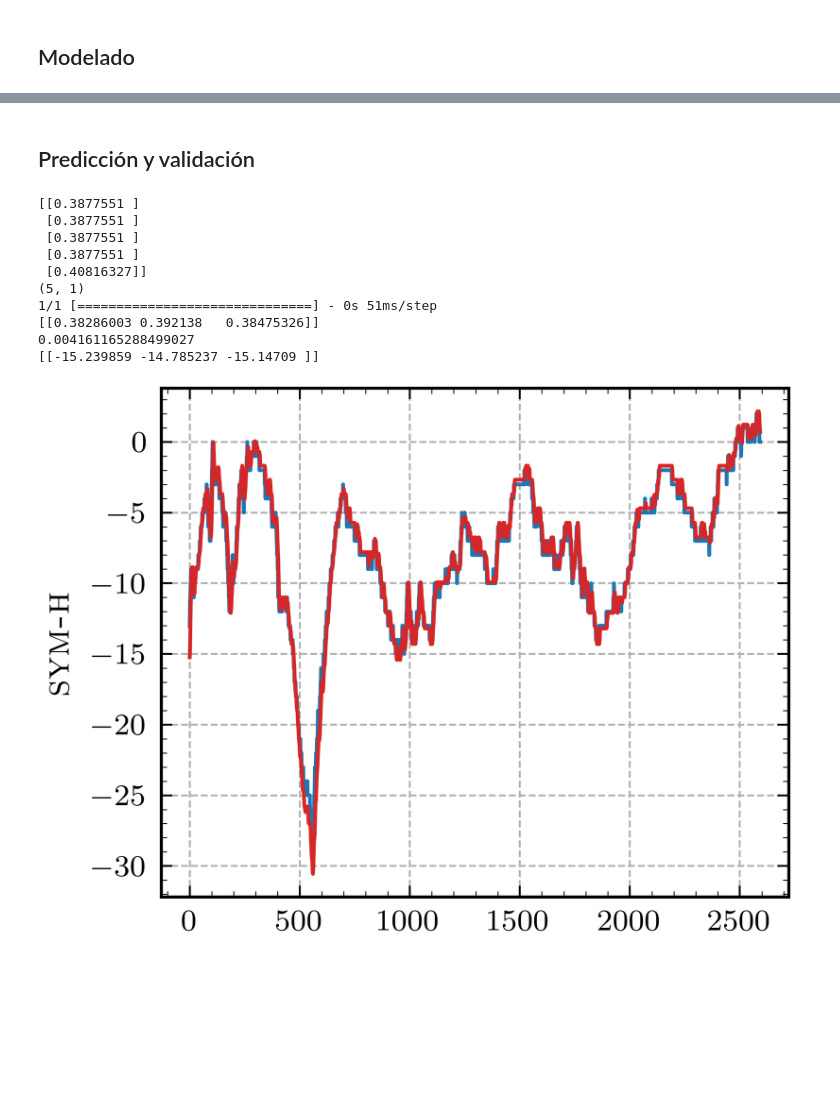
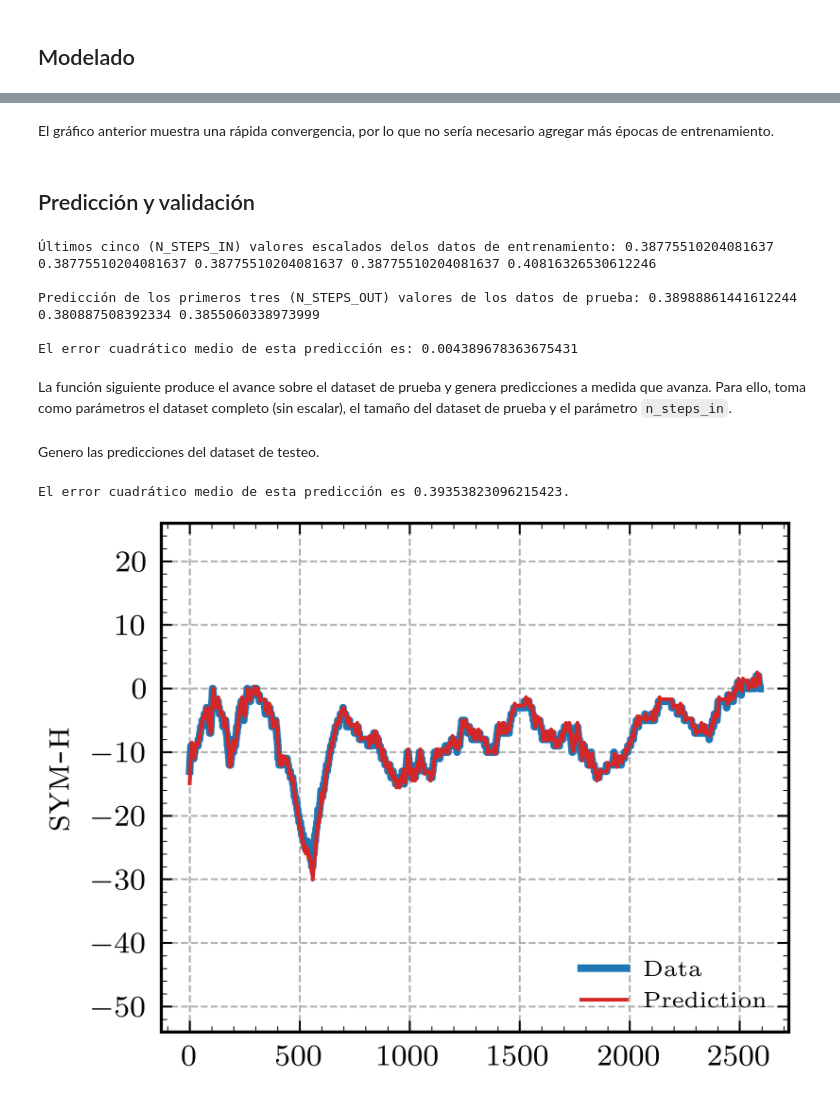
Before and after one commit to ffiza/aprendizaje-automatico-lamp, a Jupyter notebook: code/tp2.ipynb, the cells around one changed output, grey strips where cells are left out. Cells and saved outputs as stored; diff of their text form; code cells hidden in the pictures; blank space fills up the shorter version.

Commit message:
Update TP 2 and output figures.

```diff
--- a/code/tp2.ipynb
+++ b/code/tp2.ipynb
@@ -208,7 +225,7 @@ data_test_scaled = scaler.transform(data_test)
 def split_sequence(sequence: np.ndarray, n_steps_in: int,
                    n_steps_out: int) -> tuple[np.ndarray, np.ndarray]:
     """
-    Calculates the sliding windows for sequence.
+    Calculates the sliding windows for a given sequence.
 
     :param sequence: A sequence of data in which the sliding window will be
                      computed.
@@ -280,29 +296,42 @@ plt.show()
+# %% [markdown]
+El gráfico anterior muestra una rápida convergencia, por lo que no sería necesario agregar más épocas de entrenamiento.
 # %% [markdown]
 ## Predicción y validación
 # %%
-print(data_train_scaled[-N_STEPS_IN:])
-print(data_train_scaled[-N_STEPS_IN:].shape)
-y_hat1 = model.predict(data_train_scaled[-N_STEPS_IN:].reshape(1, -1))
-print(y_hat1)
-mse = mean_squared_error(y_hat1, data_test_scaled[0:N_STEPS_OUT].reshape(1, -1))
-print(mse)
-y_pred1 = scaler.inverse_transform(y_hat1)
-print(y_pred1)
+print('Últimos cinco (N_STEPS_IN) valores escalados de'
+      + 'los datos de entrenamiento: ', end='')
+for val in data_train_scaled[-N_STEPS_IN:].flatten():
+    print(f'{val} ', end='')
+
+y_hat1 = model.predict(data_train_scaled[-N_STEPS_IN:].reshape(1, -1),
+                       verbose=0)
+print('\n\nPredicción de los primeros tres (N_STEPS_OUT) '
+      + 'valores de los datos de prueba: ', end='')
+for val in y_hat1.flatten():
+    print(f'{val} ', end='')
+
+mse = mean_squared_error(
+    y_hat1, data_test_scaled[0:N_STEPS_OUT].reshape(1, -1))
+print(f'\n\nEl error cuadrático medio de esta predicción es: {mse}')
 # %% [output]
-[[0.3877551 ]
- [0.3877551 ]
- [0.3877551 ]
- [0.3877551 ]
- [0.40816327]]
-(5, 1)
-1/1 [==============================] - 0s 51ms/step
-[[0.38286003 0.392138   0.38475326]]
-0.004161165288499027
-[[-15.239859 -14.785237 -15.14709 ]]
+Últimos cinco (N_STEPS_IN) valores escalados delos datos de entrenamiento: 0.38775510204081637 0.38775510204081637 0.38775510204081637 0.38775510204081637 0.40816326530612246
+
+Predicción de los primeros tres (N_STEPS_OUT) valores de los datos de prueba: 0.38988861441612244 0.380887508392334 0.3855060338973999
+
+El error cuadrático medio de esta predicción es: 0.004389678363675431
+# %% [markdown]
+La función siguiente produce el avance sobre el dataset de prueba y genera predicciones a medida que avanza. Para ello, toma como parámetros el dataset completo (sin escalar), el tamaño del dataset de prueba y el parámetro `n_steps_in`.
 # %%
 def walk_forward(data: np.ndarray, n_test: int,
                  n_steps_in: int) -> np.ndarray:
-    # TODO: Properly document this function.
+    """
+    This method walks on the test dataset and generates the predictions.
+
+    :param data: The original (complete) dataset without scaling.
+    :param n_test: The size of the test dataset.
+    :param n_steps_in: The value of the input parameter of the sliding window.
+    :return: Returns an array with the predictions for the test dataset.
+    """
     y_hat = []
     n_train = len(data) - n_test
     data_scaled = scaler.transform(data.reshape(-1, 1))
@@ -313,33 +342,39 @@ def walk_forward(data: np.ndarray, n_test: int,
     y_hat = np.array(y_hat)
     y_pred = scaler.inverse_transform(y_hat.reshape(1, -1))
     return y_pred
+# %% [markdown]
+Genero las predicciones del dataset de testeo.
 # %%
 y_pred = walk_forward(df_reduced['SYM-H'].to_numpy(),
                      len(data_test_scaled), N_STEPS_IN)
+# %%
+mse = mean_squared_error(
+    y_pred, data_test.reshape(1, -1))
+print(f'El error cuadrático medio de esta predicción es {mse}.')
+# %% [output]
+El error cuadrático medio de esta predicción es 0.39353823096215423.
 # %%
 fig = plt.figure(facecolor='white')
 gs = fig.add_gridspec(ncols=1, nrows=1, hspace=0, wspace=0)
 ax = gs.subplots(sharex=True, sharey=True)
 
 ax.label_outer()
 ax.tick_params(which='both', direction="in")
 ax.set_axisbelow(True)
 ax.grid(True, linestyle='--', lw=.5)
 ax.minorticks_on()
-# ax.set_xlabel(r'\textsc{day}')
 ax.set_ylabel(r'\textsc{sym-h}')
-# ax.xaxis.set_major_formatter(mdates.DateFormatter('%d'))
-# ax.set_xlim(datetime.date(2013, 2, 1), datetime.date(2013, 2, 28))
-# ax.set_ylim(df_reduced['SYM-H'].min()-20, df['SYM-H'].max()+10)
+ax.set_ylim(df_reduced['SYM-H'].min()-20, df['SYM-H'].max()+10)
 
 # Plot data
 ax.plot(np.array(df_reduced['SYM-H'])[-len(data_test):],
-        color='tab:blue', ls='-', lw=1)
+        color='tab:blue', ls='-', lw=2, label='Data')
 ax.plot(y_pred.flatten(),
-        color='tab:red', ls='-', lw=1)
+        color='tab:red', ls='-', lw=1, label='Prediction')
 
-# ax.legend(loc='upper right', framealpha=0)
-# fig.savefig('../images/tp2_fig1.pdf')
+ax.legend(loc='lower right', framealpha=0)
+fig.savefig('../images/tp2_fig4.pdf')
 plt.show()
+plt.close(fig)
 # %% [output]
-[figure, old version]
+[figure, new version]
```
Also changed, not shown: parts of 21 cells of this notebook, 4 other files.
